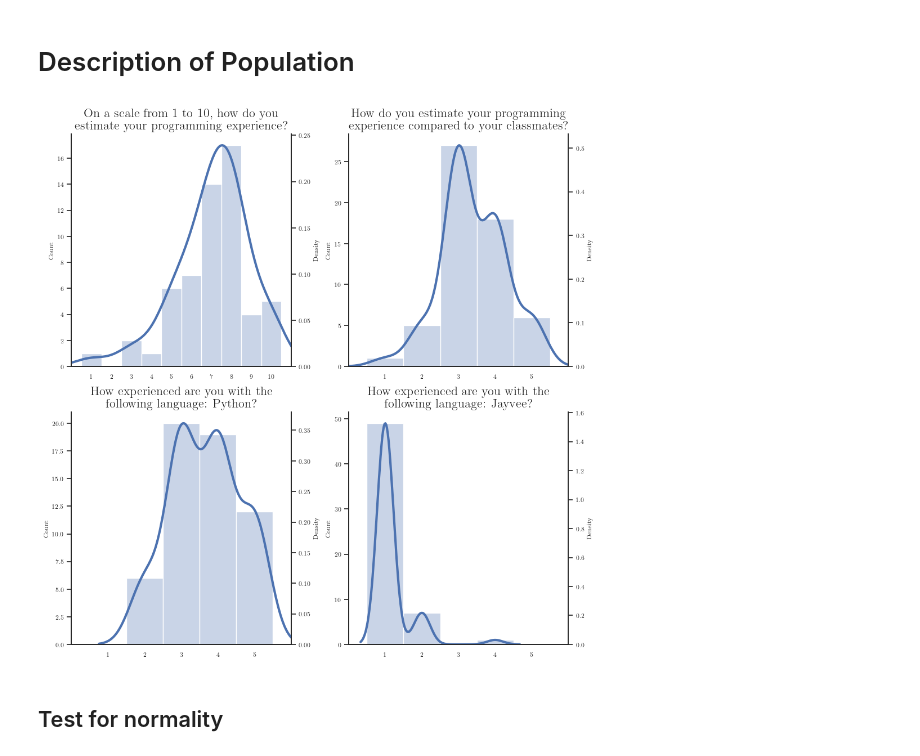
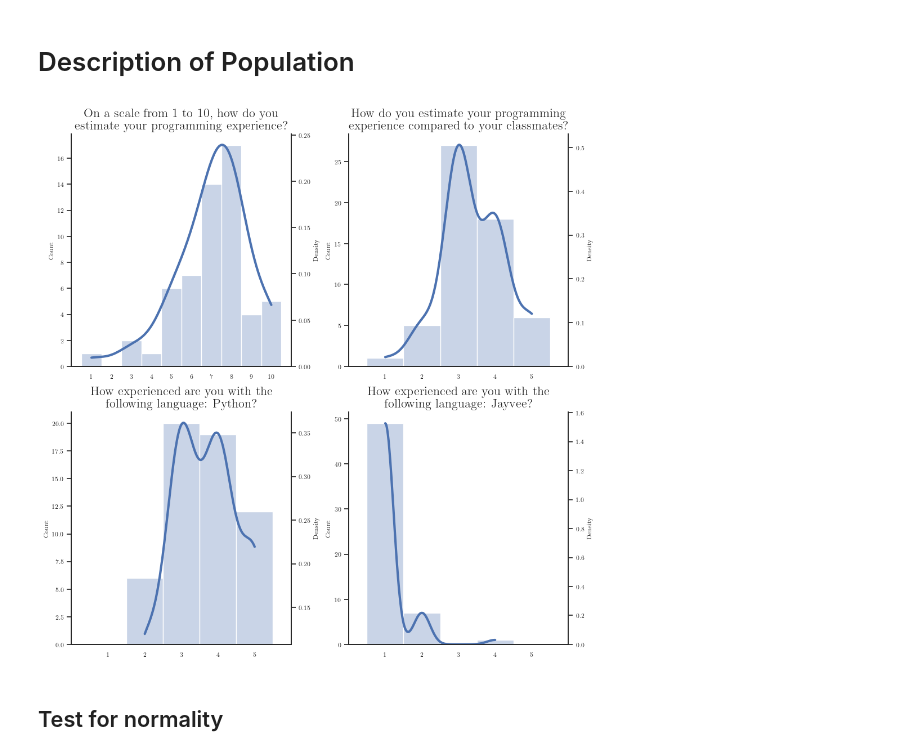
Before and after one commit to rhazn/2025-data-release-program-comprehension-jayvee, a Jupyter notebook: 3_data_analysis.ipynb, the cells around one changed output. Saved outputs shown, nothing was run; the diff lists cells and outputs as text; code cells hidden in the pictures.

```diff
--- a/3_data_analysis.ipynb
+++ b/3_data_analysis.ipynb
@@ -54,6 +54,8 @@ def rbc(x, y, alternative):
 # %% [markdown]
 # Description of Population
 # %%
+import pandas as pd
+
 df = pd.read_csv('./data/generated/results_anon.csv', dtype = {'student_id_anon':str})
 
 def createHist(dataFrame, ax, question: str, max: int, title: str):
@@ -65,7 +67,8 @@ def createHist(dataFrame, ax, question: str, max: int, title: str):
             ax=ax2,
             common_norm=False,
             linewidth=3,
-            legend=False
+            legend=False,
+            cut=0
         )
 
     sns.histplot(
@@ -82,34 +85,34 @@ def createHist(dataFrame, ax, question: str, max: int, title: str):
         #shrink=0.8,
         alpha=0.3
     )
 
     ax.set_title(title, size = 16)
     ax.set_xlabel("")
     ax.set_xticks(range(1, max + 1))
 
     ax.set_xlim(0, max + 1)
 
     sns.despine(right=False)
 
     return [ax, ax2]
 
 def createSurveyPlot(dataFrame):
     fig, ((ax1, ax2), (ax3, ax4)) = plt.subplots(nrows=2, ncols=2, figsize=(10, 10))
 
     ax1 = createHist(dataFrame, ax1, 'ex_prog', 10, 'On a scale from 1 to 10, how do you\nestimate your programming experience?')
     ax2 = createHist(dataFrame, ax2, 'ex_class', 5, 'How do you estimate your programming\nexperience compared to your classmates?')
     ax3 = createHist(dataFrame, ax3, 'ex_PY', 5, 'How experienced are you with the\nfollowing language: Python?')
     ax4 = createHist(dataFrame, ax4, 'ex_JV', 5, 'How experienced are you with the\nfollowing language: Jayvee?')
 
     fig.tight_layout()
 
     return plt
 
 courseEntryPlot = createSurveyPlot(df)
 
 courseEntryPlot.show()
 # %% [output]
-[figure, old version]
+[figure, new version]
 # %% [markdown]
 ## Test for normality
 # %%
```
Also changed, not shown: parts of 5 cells of this notebook.
